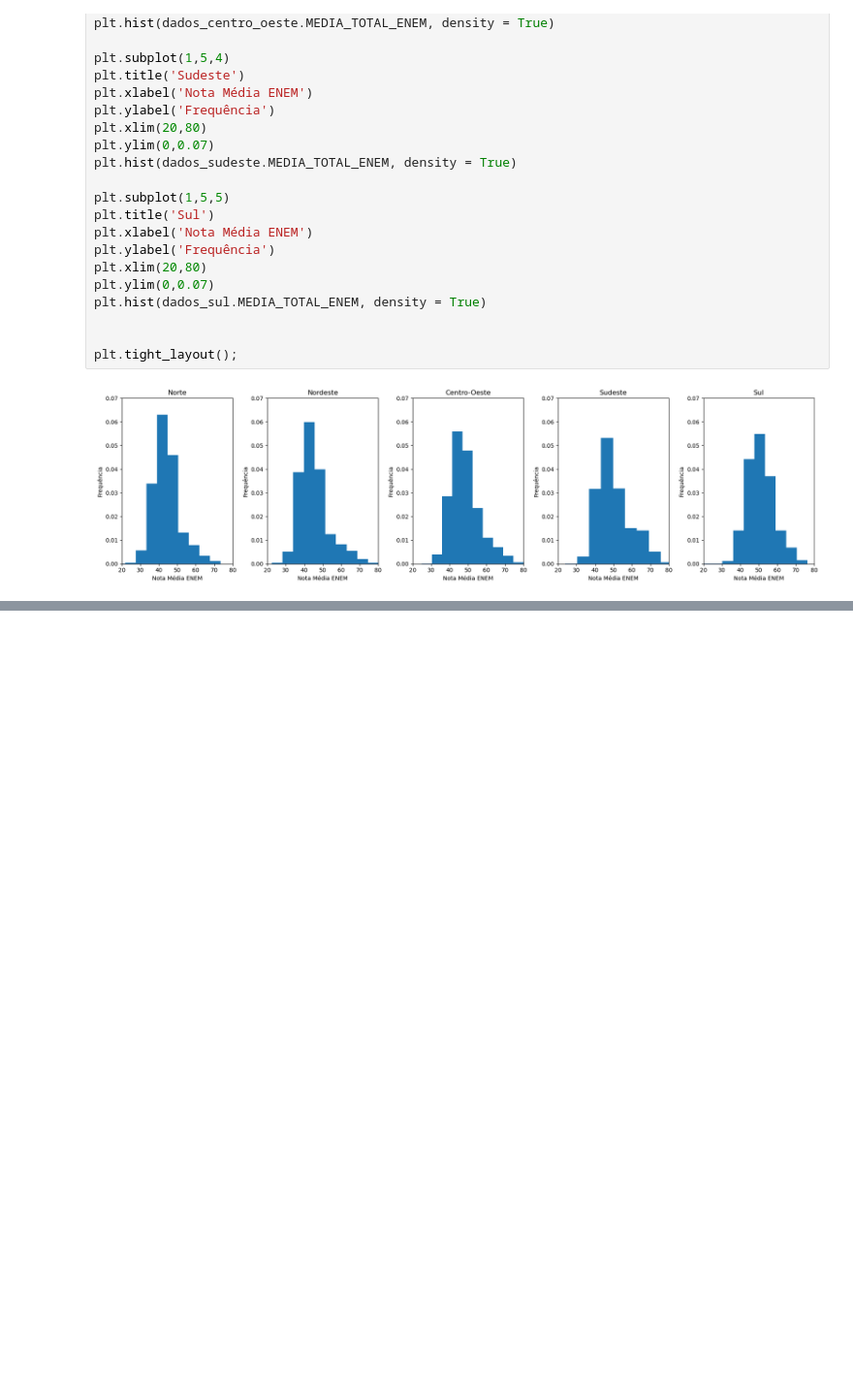
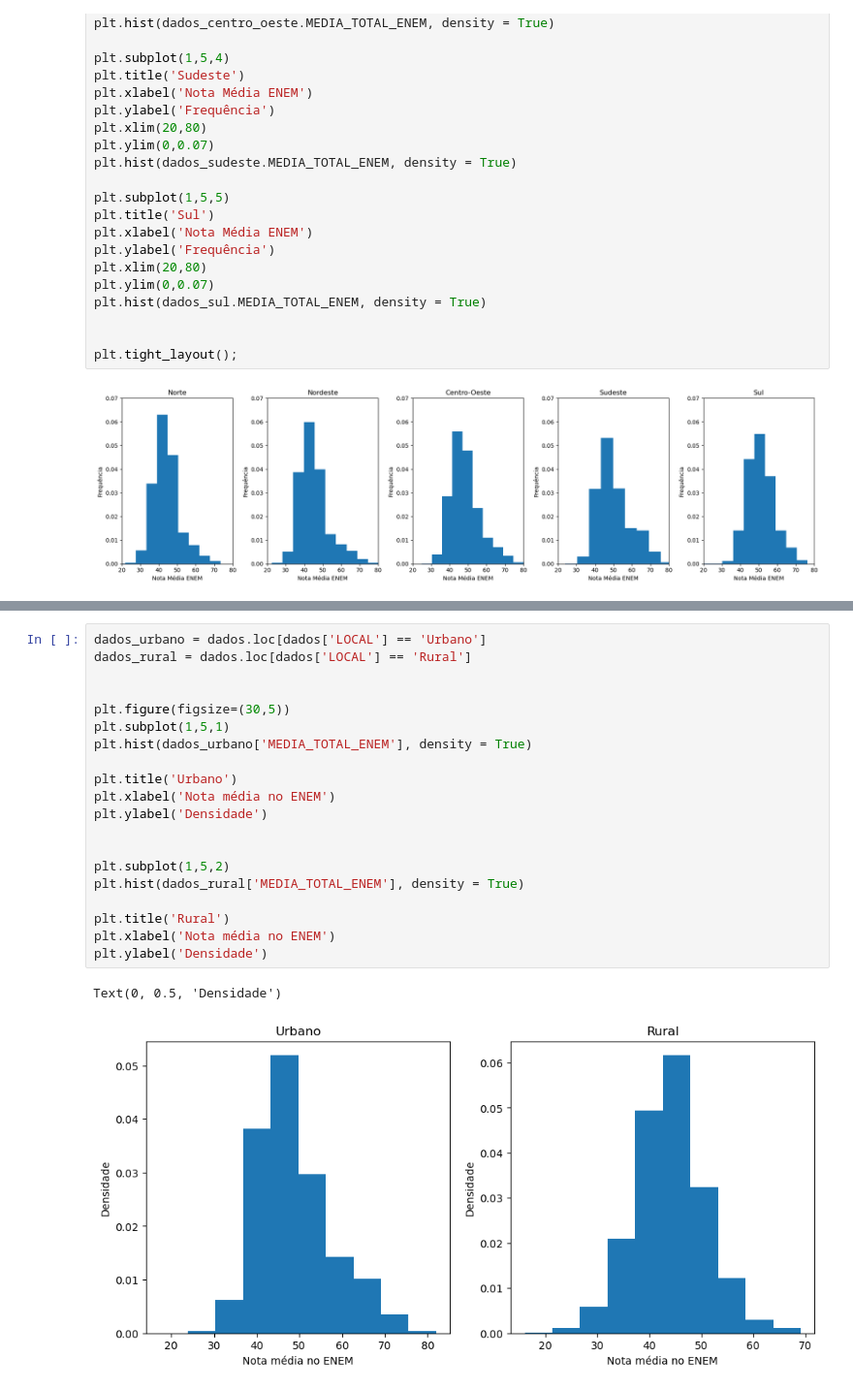
Before and after one commit to LuanaPLGuimaraes/Grupo12A_Projeto2_CDados, a Jupyter notebook: mineracao.ipynb, the cells around one changed output, grey strips where cells are left out. Shown at 97% size. Drawn from its saved outputs; the diff is of its cells as text; blank space fills up the shorter version.

```diff
--- a/mineracao.ipynb
+++ b/mineracao.ipynb
@@ -136,0 +158,23 @@ plt.tight_layout();
+# %%
+dados_urbano = dados.loc[dados['LOCAL'] == 'Urbano']
+dados_rural = dados.loc[dados['LOCAL'] == 'Rural']
+
+
+plt.figure(figsize=(30,5))
+plt.subplot(1,5,1)
+plt.hist(dados_urbano['MEDIA_TOTAL_ENEM'], density = True)
+
+plt.title('Urbano')
+plt.xlabel('Nota média no ENEM')
+plt.ylabel('Densidade')
+
+
+plt.subplot(1,5,2)
+plt.hist(dados_rural['MEDIA_TOTAL_ENEM'], density = True)
+
+plt.title('Rural')
+plt.xlabel('Nota média no ENEM')
+plt.ylabel('Densidade')
+# %% [output]
+Text(0, 0.5, 'Densidade')
+[figure, added]
```
Also changed, not shown: parts of 3 cells of this notebook.
